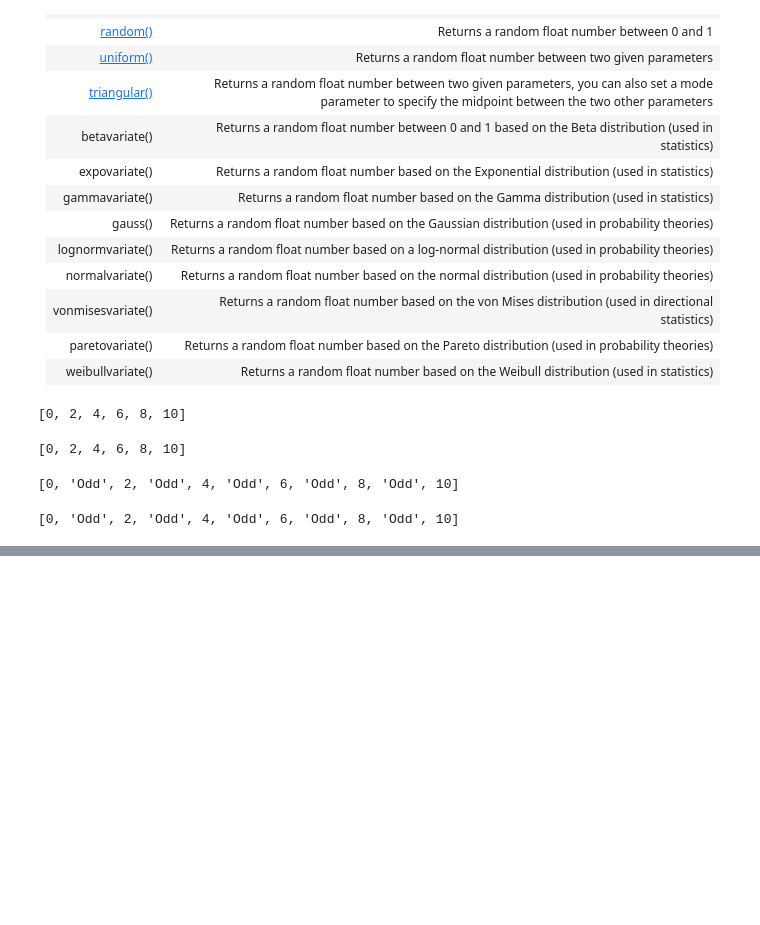
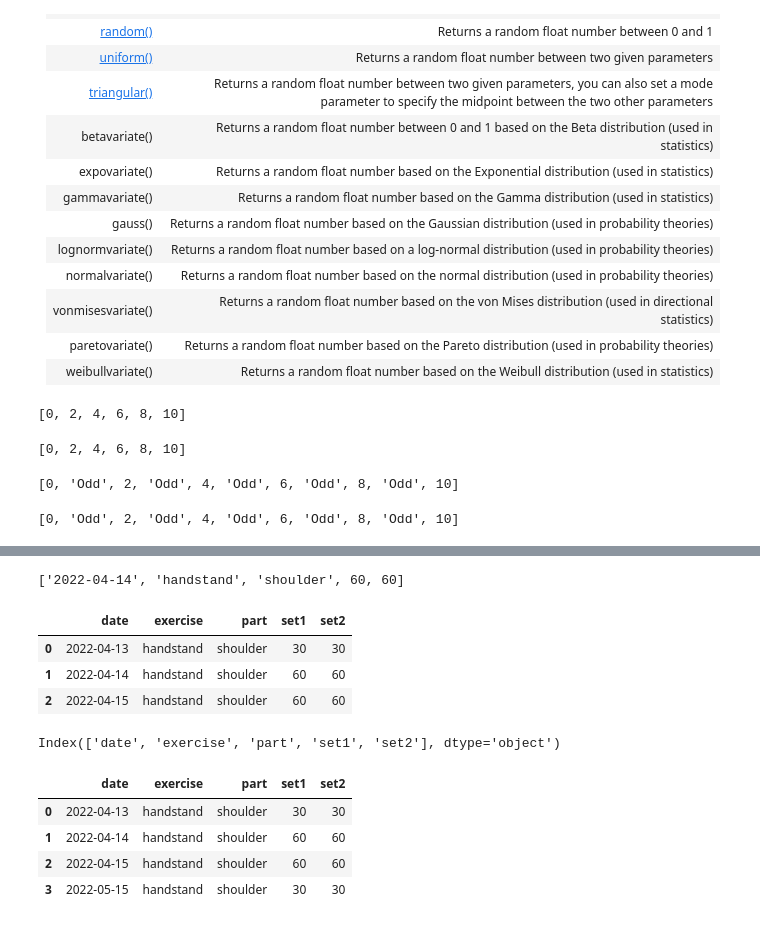
Before and after one commit to ZacksAmber/-probability-and-statistics, a Jupyter notebook: practice.ipynb, the cells around one changed output, grey strips where cells are left out. Cells and saved outputs as stored; diff of their text form; code cells hidden in the pictures; blank space fills up the shorter version.

```diff
--- a/practice.ipynb
+++ b/practice.ipynb
@@ -670,0 +676,2 @@ l
+# %%
+exercise = ['handstand', 'handstand', 'handstand']
@@ -670,0 +688,5 @@ l
+# %%
+row1 = [date[1], exercise[1], part[1], set1[1], set2[1]]
+row1
+# %% [output]
+['2022-04-14', 'handstand', 'shoulder', 60, 60]
@@ -670,0 +702,27 @@ l
+# %%
+df = pd.DataFrame({
+    'date': date,
+    'exercise': exercise,
+    'part': part,
+    'set1': set1,
+    'set2': set1
+})
+df
+# %% [output]
+|  | date | exercise | part | set1 | set2 |
+| 0 | 2022-04-13 | handstand | shoulder | 30 | 30 |
+| 1 | 2022-04-14 | handstand | shoulder | 60 | 60 |
+| 2 | 2022-04-15 | handstand | shoulder | 60 | 60 |
+# %%
+df.columns
+# %% [output]
+Index(['date', 'exercise', 'part', 'set1', 'set2'], dtype='object')
+# %%
+df.loc[3] = ['2022-05-15', 'handstand', 'shoulder', 30, 30]
+df
+# %% [output]
+|  | date | exercise | part | set1 | set2 |
+| 0 | 2022-04-13 | handstand | shoulder | 30 | 30 |
+| 1 | 2022-04-14 | handstand | shoulder | 60 | 60 |
+| 2 | 2022-04-15 | handstand | shoulder | 60 | 60 |
+| 3 | 2022-05-15 | handstand | shoulder | 30 | 30 |
```
Also changed, not shown: parts of 29 cells of this notebook, 6 other files.
